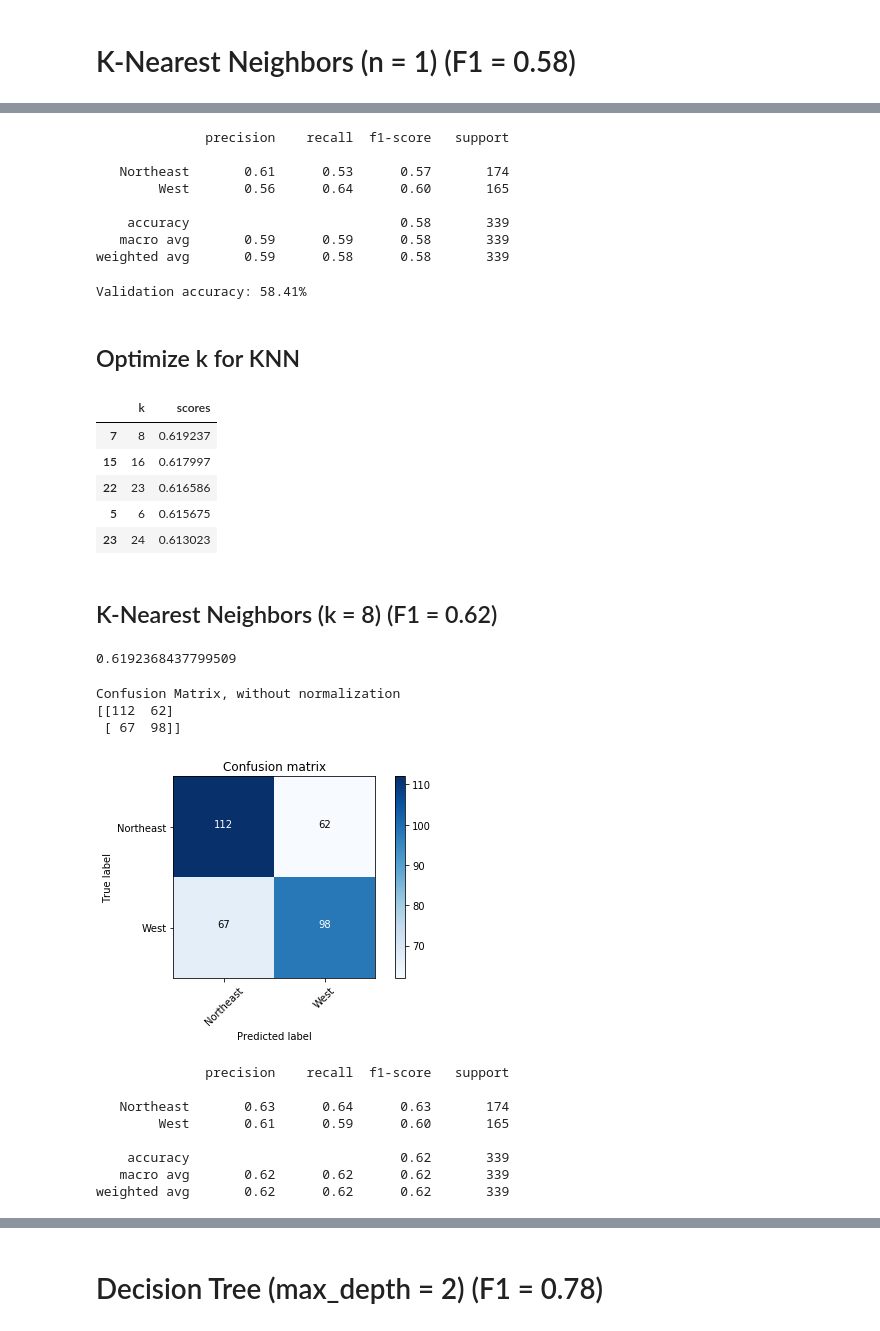
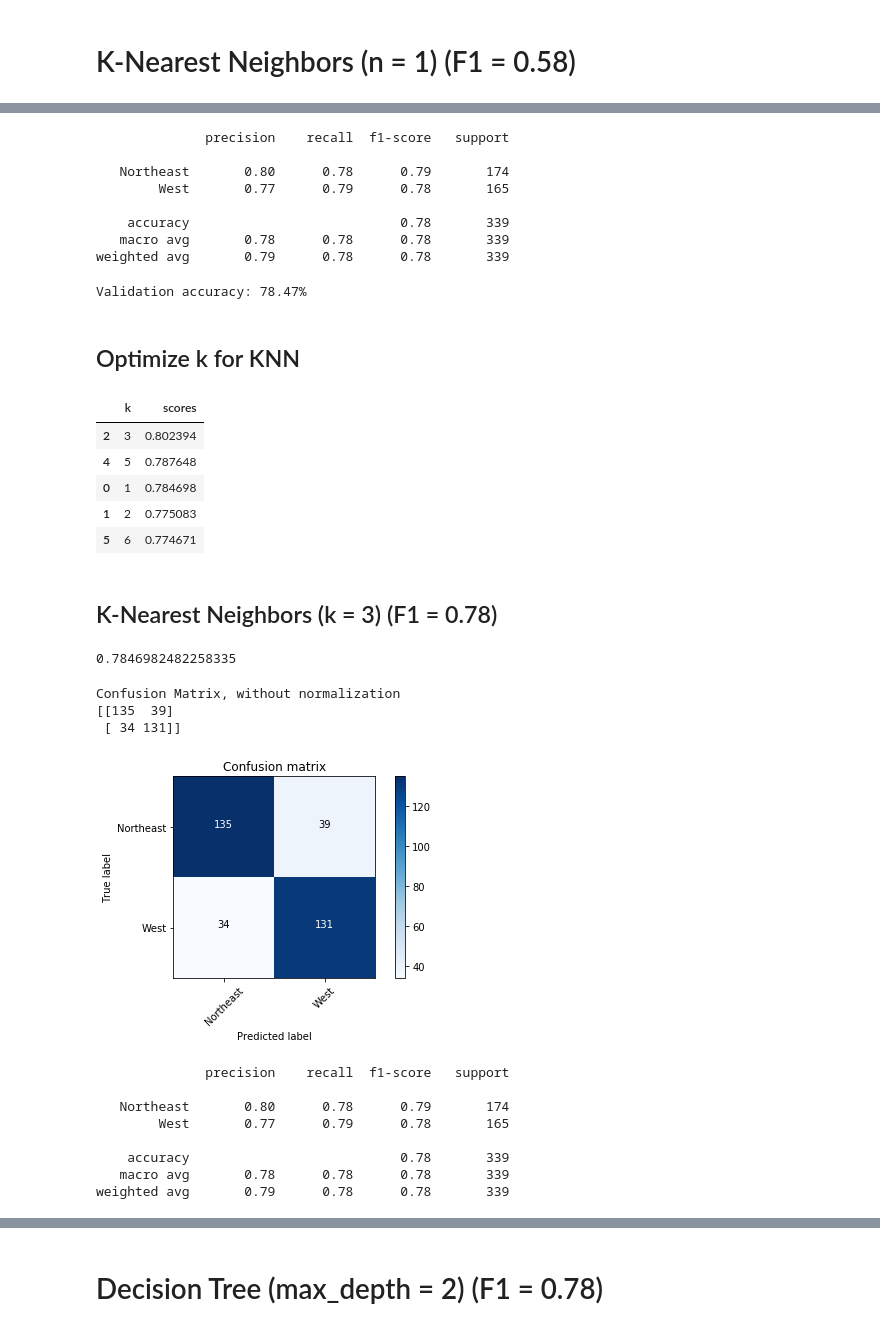
Before and after one commit to rweng18/education_data, a Jupyter notebook: 05_running_models.ipynb, the cells around one changed output, grey strips where cells are left out. Drawn from its saved outputs; the diff is of its cells as text; code cells hidden in the pictures.

Commit message:
final model

```diff
--- a/05_running_models.ipynb
+++ b/05_running_models.ipynb
@@ -100,10 +100,16 @@ weighted avg       0.45      0.45      0.45       339
 # %% [markdown]
 # K-Nearest Neighbors (n = 1) (F1 = 0.58)
 # %%
+scaler = StandardScaler()
+scaler.fit(X_train)
+
+X_train_scale = scaler.transform(X_train)
+X_test_scale = scaler.transform(X_test)
+
 model = KNeighborsClassifier(n_neighbors=1)
-model.fit(X_train, y_train)
+model.fit(X_train_scale, y_train)
 
-knn_y_pred = model.predict(X_test)
+knn_y_pred = model.predict(X_test_scale)
 # %%
 # F1 = 2 * (precision * recall) / (precision + recall)
 
@@ -163,19 +169,19 @@ print(classification_report(y_test, knn_y_pred))
 # %% [output]
               precision    recall  f1-score   support
 
-   Northeast       0.61      0.53      0.57       174
-        West       0.56      0.64      0.60       165
+   Northeast       0.80      0.78      0.79       174
+        West       0.77      0.79      0.78       165
 
-    accuracy                           0.58       339
-   macro avg       0.59      0.59      0.58       339
-weighted avg       0.59      0.58      0.58       339
+    accuracy                           0.78       339
+   macro avg       0.78      0.78      0.78       339
+weighted avg       0.79      0.78      0.78       339
 # %%
 # Accuracy of training and test sets
 test_accuracy = accuracy_score(y_test, knn_y_pred)
 
 print('Validation accuracy: {:.4}%'.format(test_accuracy * 100))
 # %% [output]
-Validation accuracy: 58.41%
+Validation accuracy: 78.47%
 # %% [markdown]
 ## Optimize k for KNN
 # %%
@@ -184,51 +190,51 @@ k_range = list(range(1, 25))
 k_scores = []
 for k in k_range:
     knn = KNeighborsClassifier(n_neighbors=k)
-    knn.fit(X_train, y_train)
-    y_predict = knn.predict(X_test)
+    knn.fit(X_train_scale, y_train)
+    y_predict = knn.predict(X_test_scale)
     score = f1_score(y_test, y_predict, average='weighted')
     k_scores.append( score)
 pd.DataFrame(list(zip(k_range, k_scores)), columns = ['k', 'scores']).sort_values(by = 'scores',
                                                                                   ascending = False).head()
 # %% [output]
 |  | k | scores |
-| 7 | 8 | 0.619237 |
-| 15 | 16 | 0.617997 |
-| 22 | 23 | 0.616586 |
-| 5 | 6 | 0.615675 |
-| 23 | 24 | 0.613023 |
+| 2 | 3 | 0.802394 |
+| 4 | 5 | 0.787648 |
+| 0 | 1 | 0.784698 |
+| 1 | 2 | 0.775083 |
+| 5 | 6 | 0.774671 |
 # %% [markdown]
-## K-Nearest Neighbors (k = 8) (F1 = 0.62)
+## K-Nearest Neighbors (k = 3) (F1 = 0.78)
 # %%
-model = KNeighborsClassifier(n_neighbors=8)
-model.fit(X_train, y_train)
+knn_opt = KNeighborsClassifier(n_neighbors=3)
+knn_opt.fit(X_train_scale, y_train)
 
-knn_y_pred8 = model.predict(X_test)
+knn_opt_y_pred = model.predict(X_test_scale)
 # %%
-f1_score(y_test, knn_y_pred8, average='weighted')
+f1_score(y_test, knn_opt_y_pred, average='weighted')
 # %% [output]
-0.6192368437799509
+0.7846982482258335
 # %%
-cm19 = confusion_matrix(y_test, knn_y_pred8)
-plot_confusion_matrix(cm19, regions,
+cm8 = confusion_matrix(y_test, knn_opt_y_pred)
+plot_confusion_matrix(cm8, regions,
                           normalize=False,
                           title='Confusion matrix',
                           cmap=plt.cm.Blues)
 # %% [output]
 Confusion Matrix, without normalization
-[[112  62]
- [ 67  98]]
+[[135  39]
+ [ 34 131]]
-[figure, old version]
+[figure, new version]
 # %%
-print(classification_report(y_test, knn_y_pred8))
+print(classification_report(y_test, knn_opt_y_pred))
 # %% [output]
               precision    recall  f1-score   support
 
-   Northeast       0.63      0.64      0.63       174
-        West       0.61      0.59      0.60       165
+   Northeast       0.80      0.78      0.79       174
+        West       0.77      0.79      0.78       165
 
-    accuracy                           0.62       339
-   macro avg       0.62      0.62      0.62       339
-weighted avg       0.62      0.62      0.62       339
+    accuracy                           0.78       339
+   macro avg       0.78      0.78      0.78       339
+weighted avg       0.79      0.78      0.78       339
 # %%
 # Accuracy of training and test sets
```
Also changed, not shown: parts of 3 cells of this notebook, 1 other file.
